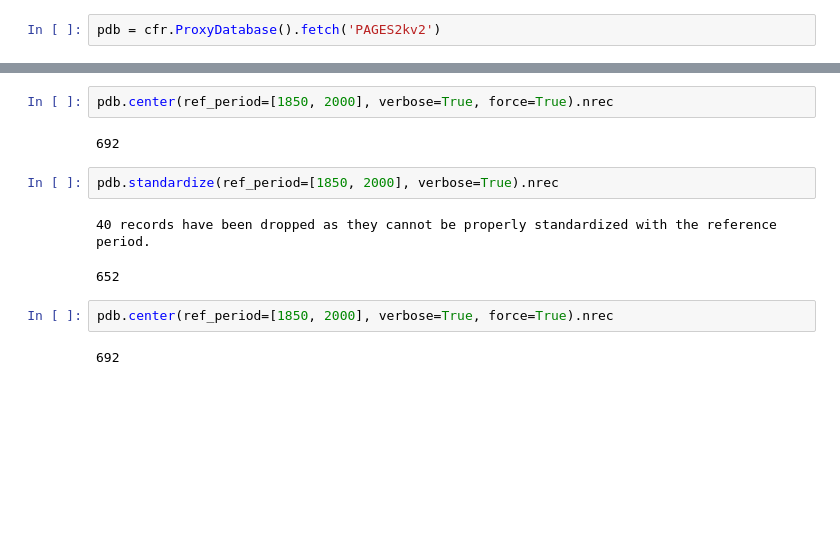
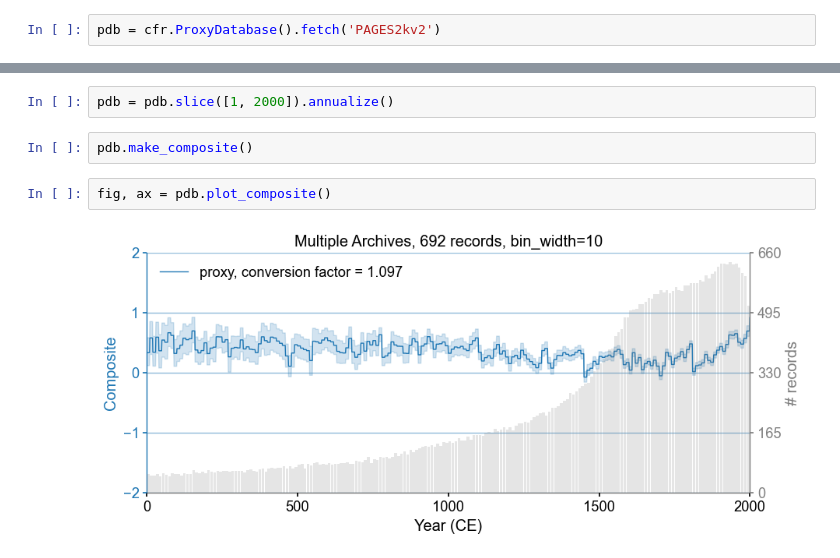
Before and after one commit to fzhu2e/cfr, a Jupyter notebook: docs/notebooks/tmp.ipynb, the cells around one changed output, grey strips where cells are left out. Cells and saved outputs as stored; diff of their text form; blank space fills up the shorter version.

```diff
--- a/docs/notebooks/tmp.ipynb
+++ b/docs/notebooks/tmp.ipynb
@@ -19,13 +9,8 @@ pdb.center(ref_period=[1850, 2000], verbose=True).nrec
-# %%
-pdb.center(ref_period=[1850, 2000], verbose=True, force=True).nrec
-# %% [output]
-692
-# %%
-pdb.standardize(ref_period=[1850, 2000], verbose=True).nrec
-# %% [output]
-40 records have been dropped as they cannot be properly standardized with the reference period.
-652
-# %%
-pdb.center(ref_period=[1850, 2000], verbose=True, force=True).nrec
-# %% [output]
-692
+# %%
+pdb = pdb.slice([1, 2000]).annualize()
+# %%
+pdb.make_composite()
+# %%
+fig, ax = pdb.plot_composite()
+# %% [output]
+[figure, added]
```
Also changed, not shown: parts of 8 cells of this notebook, 27 other files.
